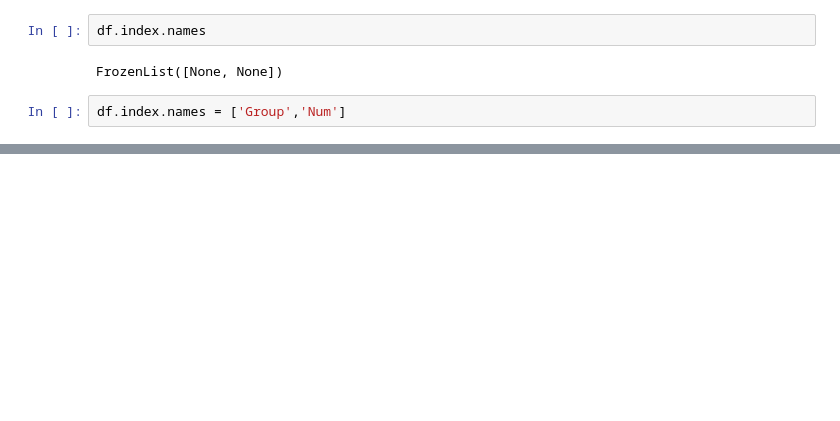
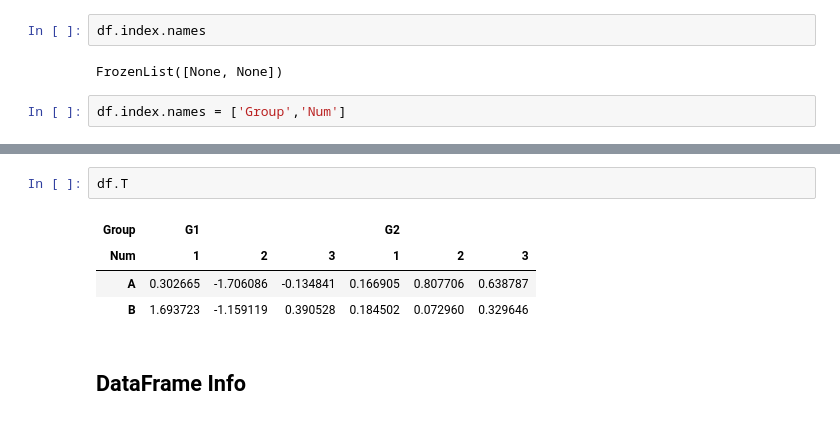
Before and after one commit to zahielbaz/applied-data-science, a Jupyter notebook: Pandas/02 DataFrames.ipynb, the cells around one changed output, grey strips where cells are left out. Cells and saved outputs as stored; diff of their text form; blank space fills up the shorter version.

```diff
--- a/Pandas/02 DataFrames.ipynb
+++ b/Pandas/02 DataFrames.ipynb
@@ -355,0 +381,9 @@ df.xs(1,level='Num')
+# %%
+df.T
+# %% [output]
+| Group | G1 |  |  | G2 |  |  |
+| Num | 1 | 2 | 3 | 1 | 2 | 3 |
+| A | 0.302665 | -1.706086 | -0.134841 | 0.166905 | 0.807706 | 0.638787 |
+| B | 1.693723 | -1.159119 | 0.390528 | 0.184502 | 0.072960 | 0.329646 |
+# %% [markdown]
+## DataFrame Info
```
Also changed, not shown: parts of 12 cells of this notebook, 2 other files.
